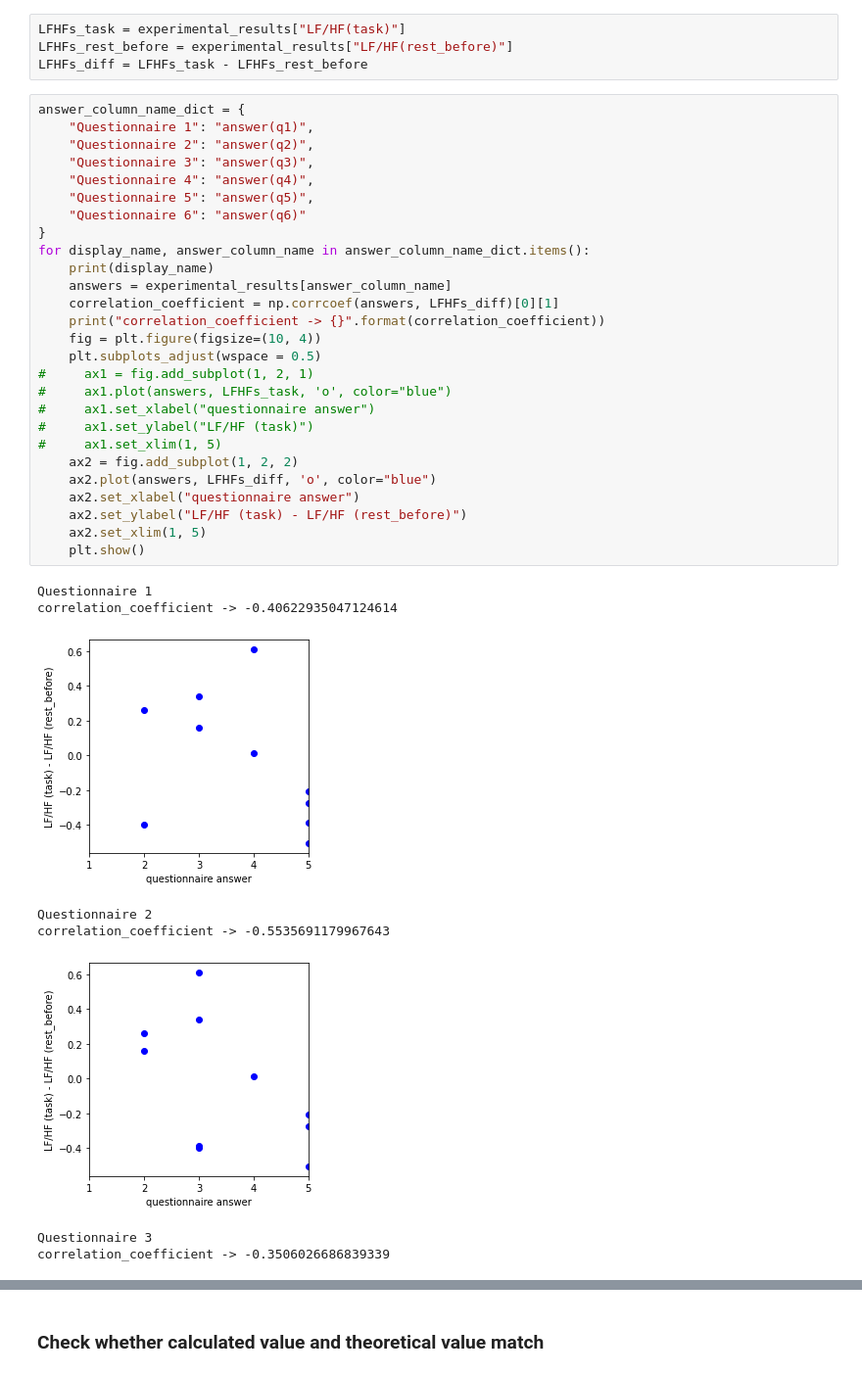
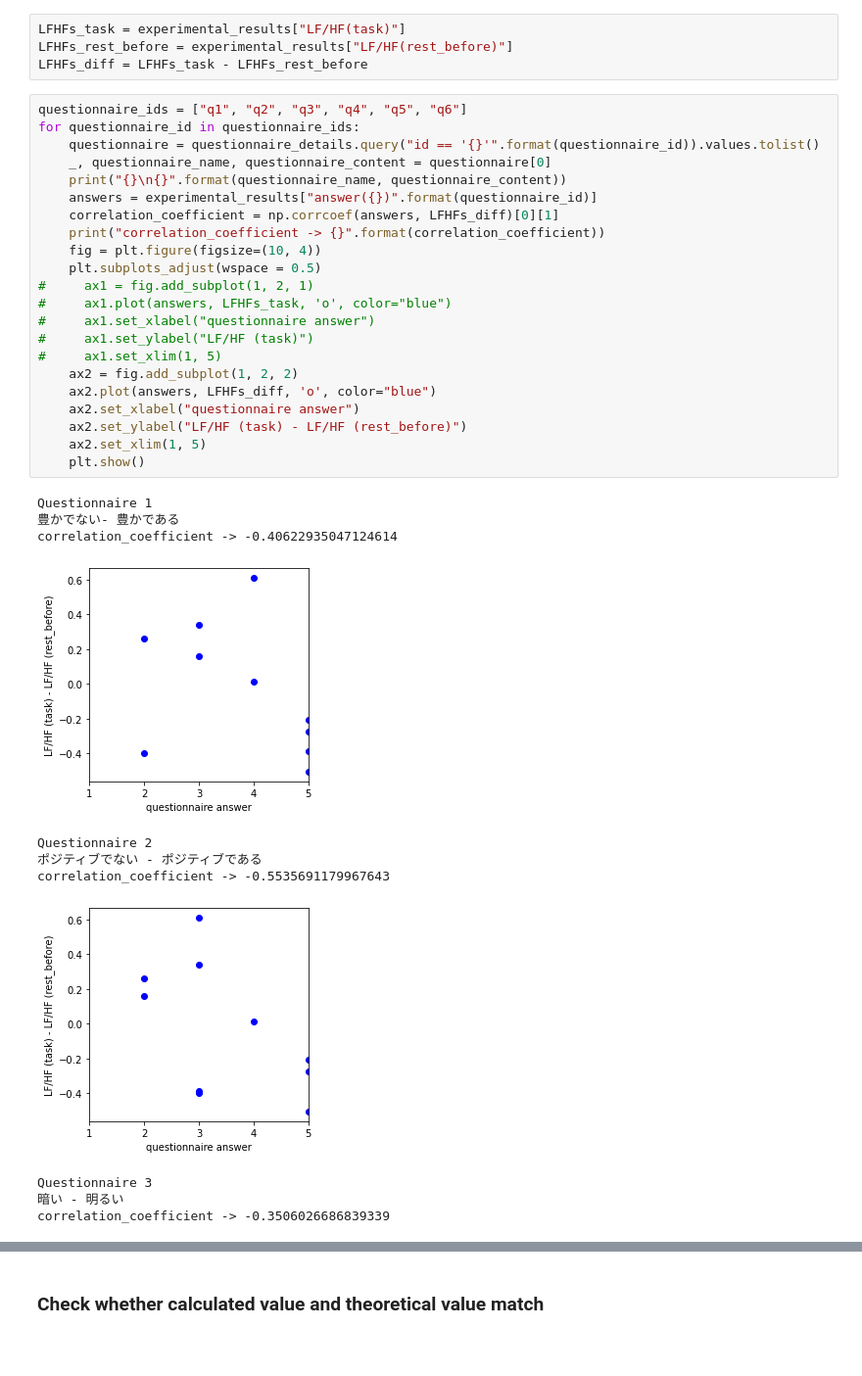
Before and after one commit to YUTATanamoto/Analysis-of-Specialists-Art-Appreciation, a Jupyter notebook: notebooks/analyze_LFHF-questionaire.ipynb, the cells around one changed output, grey strips where cells are left out. Shown at 98% size. Saved outputs shown, nothing was run; the diff lists cells and outputs as text; blank space fills up the shorter version.

```diff
--- a/notebooks/analyze_LFHF-questionaire.ipynb
+++ b/notebooks/analyze_LFHF-questionaire.ipynb
@@ -62,38 +61,36 @@ LFHFs_task = experimental_results["LF/HF(task)"]
 LFHFs_rest_before = experimental_results["LF/HF(rest_before)"]
 LFHFs_diff = LFHFs_task - LFHFs_rest_before
 # %%
-answer_column_name_dict = {
-    "Questionnaire 1": "answer(q1)",
-    "Questionnaire 2": "answer(q2)",
-    "Questionnaire 3": "answer(q3)",
-    "Questionnaire 4": "answer(q4)",
-    "Questionnaire 5": "answer(q5)",
-    "Questionnaire 6": "answer(q6)"
-}
-for display_name, answer_column_name in answer_column_name_dict.items():
-    print(display_name)
-    answers = experimental_results[answer_column_name]
+questionnaire_ids = ["q1", "q2", "q3", "q4", "q5", "q6"]
+for questionnaire_id in questionnaire_ids:
+    questionnaire = questionnaire_details.query("id == '{}'".format(questionnaire_id)).values.tolist()
+    _, questionnaire_name, questionnaire_content = questionnaire[0]
+    print("{}\n{}".format(questionnaire_name, questionnaire_content))
+    answers = experimental_results["answer({})".format(questionnaire_id)]
     correlation_coefficient = np.corrcoef(answers, LFHFs_diff)[0][1]
     print("correlation_coefficient -> {}".format(correlation_coefficient))
     fig = plt.figure(figsize=(10, 4))
     plt.subplots_adjust(wspace = 0.5)
 #     ax1 = fig.add_subplot(1, 2, 1)
 #     ax1.plot(answers, LFHFs_task, 'o', color="blue")
 #     ax1.set_xlabel("questionnaire answer")
 #     ax1.set_ylabel("LF/HF (task)")
 #     ax1.set_xlim(1, 5)
     ax2 = fig.add_subplot(1, 2, 2)
     ax2.plot(answers, LFHFs_diff, 'o', color="blue")
     ax2.set_xlabel("questionnaire answer")
     ax2.set_ylabel("LF/HF (task) - LF/HF (rest_before)")
     ax2.set_xlim(1, 5)
     plt.show()
 # %% [output]
 Questionnaire 1
+豊かでない- 豊かである
 correlation_coefficient -> -0.40622935047124614
-[figure, old version]
+[figure, new version]
 Questionnaire 2
+ポジティブでない - ポジティブである
 correlation_coefficient -> -0.5535691179967643
-[figure, old version]
+[figure, new version]
 Questionnaire 3
+暗い - 明るい
 correlation_coefficient -> -0.3506026686839339
```
Also changed, not shown: parts of 14 cells of this notebook.
